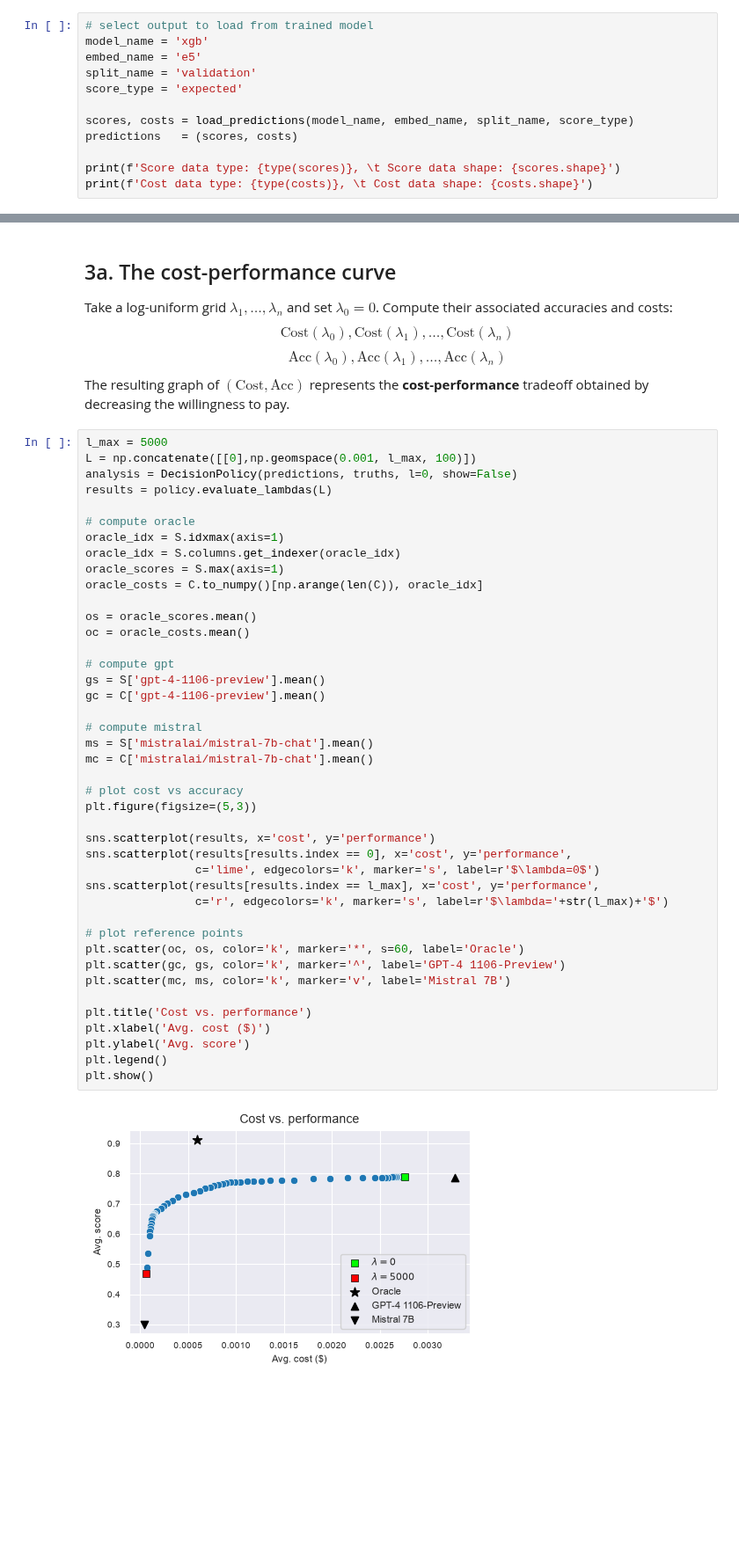
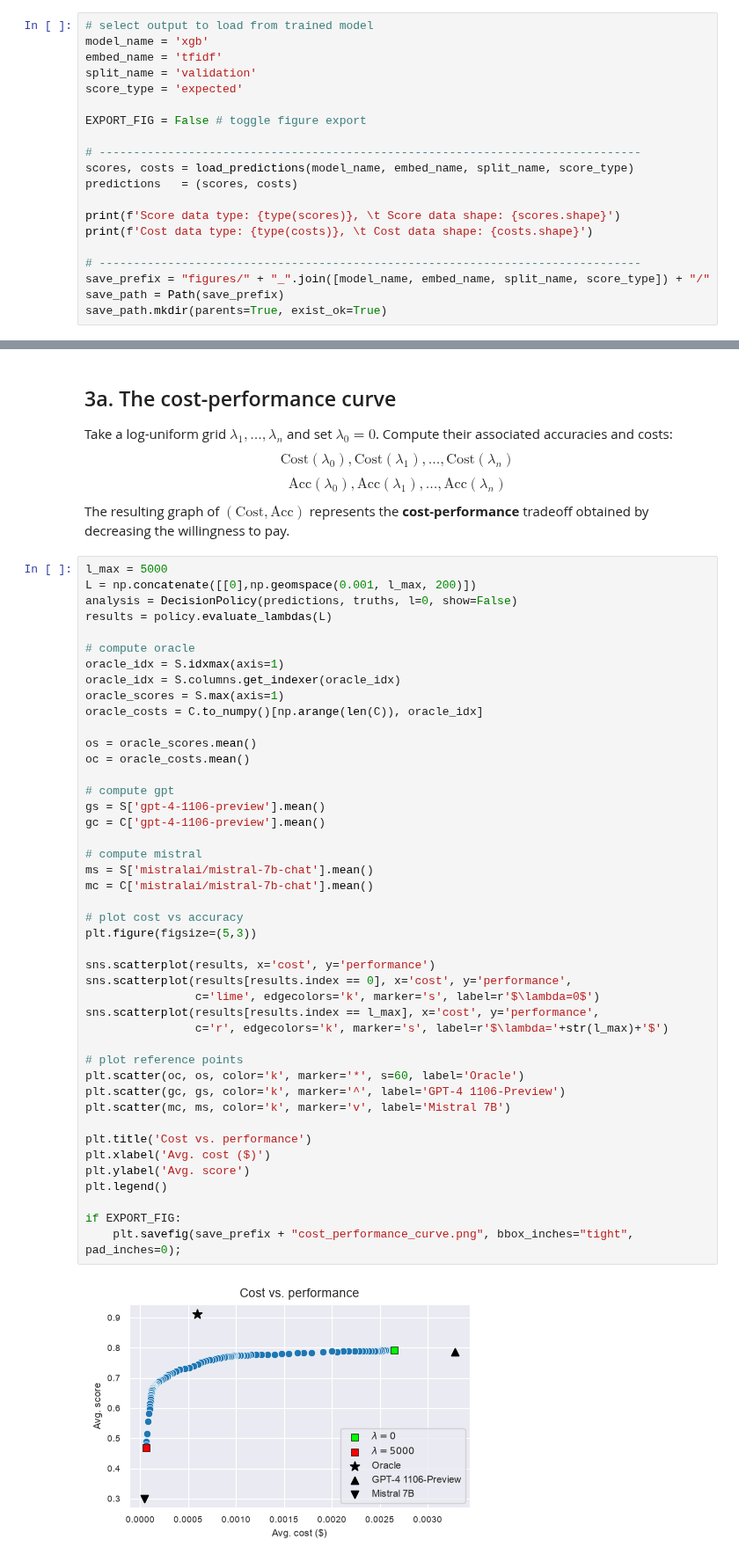
Before and after one commit to Erdos-Projects/fall-2026-right-for-less, a Jupyter notebook: 3_policy_evaluation/viz_notebook.ipynb, the cells around one changed output, grey strips where cells are left out. Shown at 88% size. Drawn from its saved outputs; the diff is of its cells as text; blank space fills up the shorter version.

```diff
--- a/3_policy_evaluation/viz_notebook.ipynb
+++ b/3_policy_evaluation/viz_notebook.ipynb
@@ -24,15 +24,23 @@ The allowable options for the model configuration are:
 # %%
 # select output to load from trained model
 model_name = 'xgb'
-embed_name = 'e5'
+embed_name = 'tfidf'
 split_name = 'validation'
 score_type = 'expected'
 
+EXPORT_FIG = False # toggle figure export
+
+# -------------------------------------------------------------------------------
 scores, costs = load_predictions(model_name, embed_name, split_name, score_type)
 predictions   = (scores, costs)
 
 print(f'Score data type: {type(scores)}, \t Score data shape: {scores.shape}')
 print(f'Cost data type: {type(costs)}, \t Cost data shape: {costs.shape}')
+
+# -------------------------------------------------------------------------------
+save_prefix = "figures/" + "_".join([model_name, embed_name, split_name, score_type]) + "/"
+save_path = Path(save_prefix)
+save_path.mkdir(parents=True, exist_ok=True)
 # %% [output]
 Score data type: <class 'pandas.DataFrame'>,     Score data shape: (3649, 11)
 Cost data type: <class 'pandas.DataFrame'>,      Cost data shape: (3649, 11)
@@ -232,7 +317,7 @@ $$\text{Acc}(\lambda_0), \text{Acc}(\lambda_1), \ldots, \text{Acc}(\lambda_n)$$
 The resulting graph of $(\text{Cost},\text{Acc})$ represents the **cost-performance** tradeoff obtained by decreasing the willingness to pay.
 # %%
 l_max = 5000
-L = np.concatenate([[0],np.geomspace(0.001, l_max, 100)])
+L = np.concatenate([[0],np.geomspace(0.001, l_max, 200)])
 analysis = DecisionPolicy(predictions, truths, l=0, show=False)
 results = policy.evaluate_lambdas(L)
 
@@ -245,35 +330,37 @@ oracle_costs = C.to_numpy()[np.arange(len(C)), oracle_idx]
 os = oracle_scores.mean()
 oc = oracle_costs.mean()
 
 # compute gpt
 gs = S['gpt-4-1106-preview'].mean()
 gc = C['gpt-4-1106-preview'].mean()
 
 # compute mistral
 ms = S['mistralai/mistral-7b-chat'].mean()
 mc = C['mistralai/mistral-7b-chat'].mean()
 
 # plot cost vs accuracy
 plt.figure(figsize=(5,3))
 
 sns.scatterplot(results, x='cost', y='performance')
 sns.scatterplot(results[results.index == 0], x='cost', y='performance',
                 c='lime', edgecolors='k', marker='s', label=r'$\lambda=0$')
 sns.scatterplot(results[results.index == l_max], x='cost', y='performance',
                 c='r', edgecolors='k', marker='s', label=r'$\lambda='+str(l_max)+'$')
 
 # plot reference points
 plt.scatter(oc, os, color='k', marker='*', s=60, label='Oracle')
 plt.scatter(gc, gs, color='k', marker='^', label='GPT-4 1106-Preview')
 plt.scatter(mc, ms, color='k', marker='v', label='Mistral 7B')
 
 plt.title('Cost vs. performance')
 plt.xlabel('Avg. cost ($)')
 plt.ylabel('Avg. score')
 plt.legend()
-plt.show()
+
+if EXPORT_FIG:
+    plt.savefig(save_prefix + "cost_performance_curve.png", bbox_inches="tight", pad_inches=0);
 # %% [output]
-[figure, old version]
+[figure, new version]
 # %% [markdown]
 ## 3b. Fitting the cost-performance curve with an exponential
 The cost-performance curve appears to be monotonically increasing. Fit it with an exponential curve of the form
```
Also changed, not shown: parts of 14 cells of this notebook, 2 other files.
